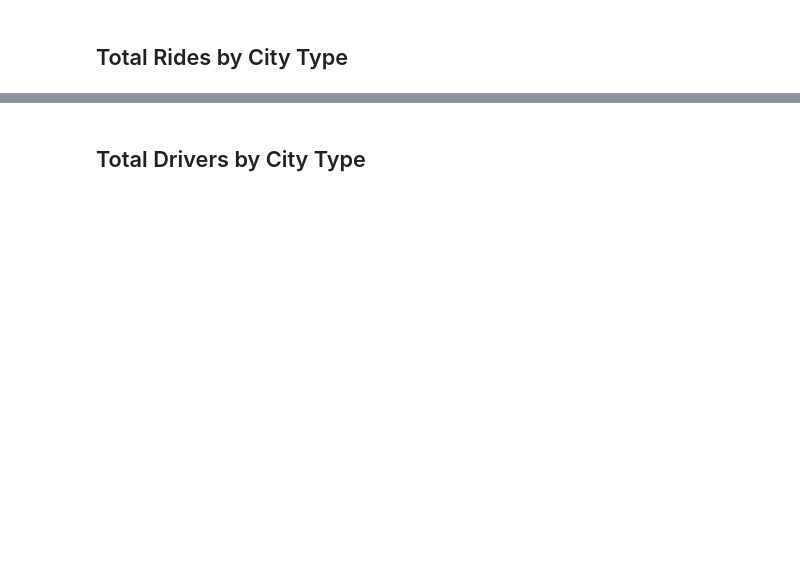
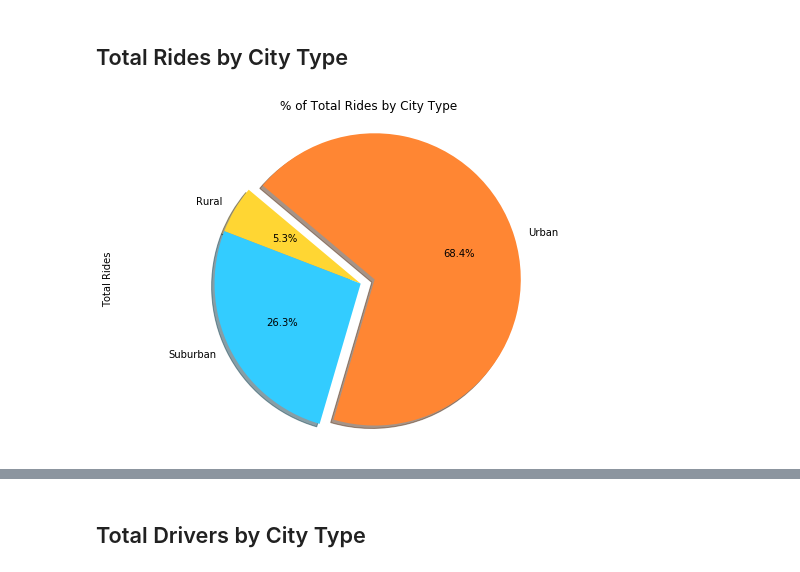
Before and after one commit to Omar-Castillo/Homework, a Jupyter notebook: Matplotlib/Pyber/pyber_OC_hw.ipynb, the cells around one changed output, grey strips where cells are left out. Drawn from its saved outputs; the diff is of its cells as text; code cells hidden in the pictures; blank space fills up the shorter version.

```diff
--- a/Matplotlib/Pyber/pyber_OC_hw.ipynb
+++ b/Matplotlib/Pyber/pyber_OC_hw.ipynb
@@ -217,3 +220,16 @@ plt.show()
+# %%
+# Calculate Ride Percents
+total_fares_types.head()
+# Build Pie Chart
+total_fares_types.plot.pie(y="Total Rides",autopct="%1.1f%%",colors=colors, title= "% of Total Rides by City Type", legend=False
+                           , startangle=140, explode=explode, figsize=[9,6], shadow=True)
+#ensures we have a perfect circle
+plt.axis("equal")
+
+# Save Figure
+plt.savefig("../Images/Percent of Total Rides by City Type.png")
+# %% [output]
+[figure, added]
 # %%
 # Show Figure
 plt.show()
```
Also changed, not shown: parts of 11 cells of this notebook, 3 other files.
